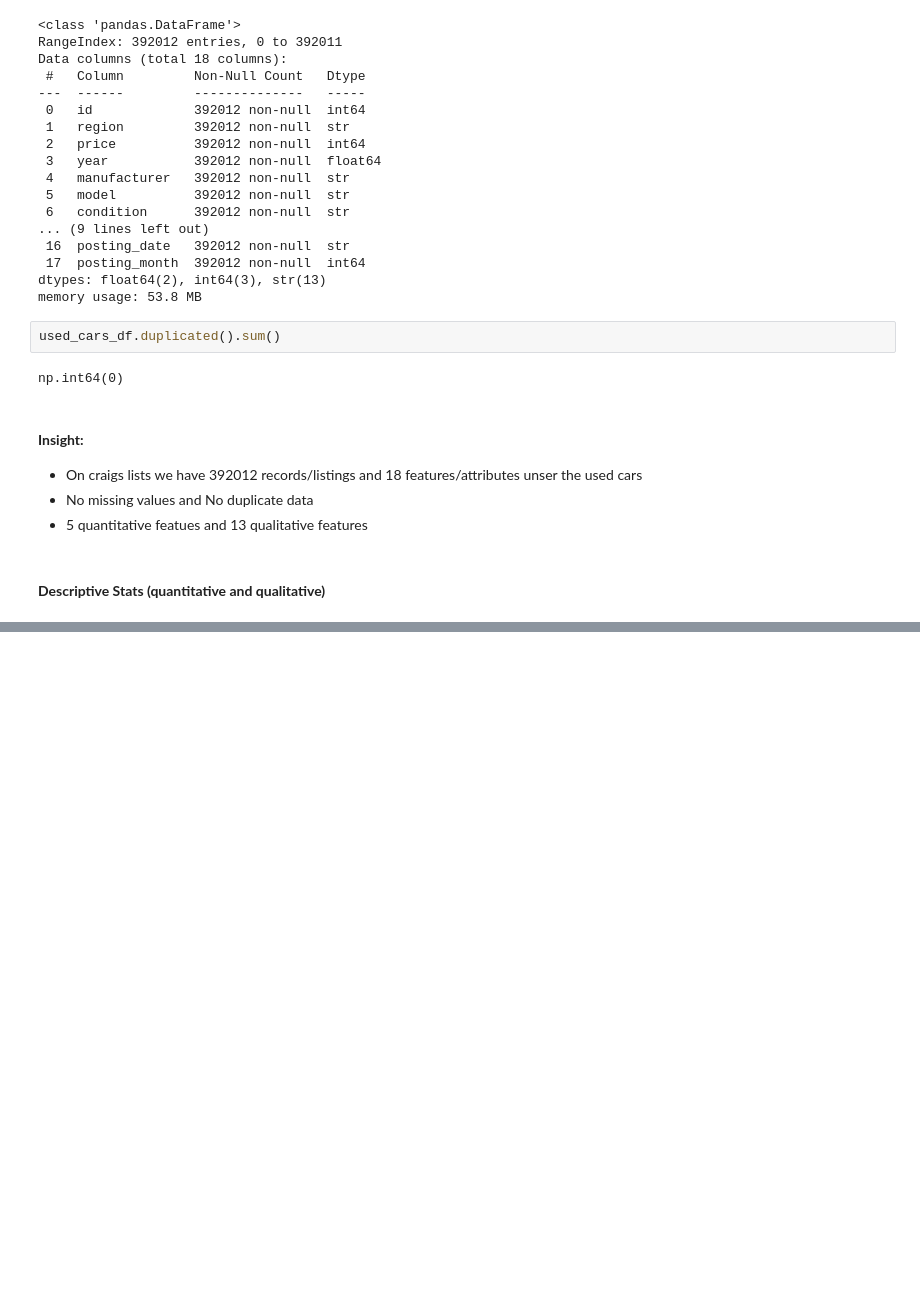
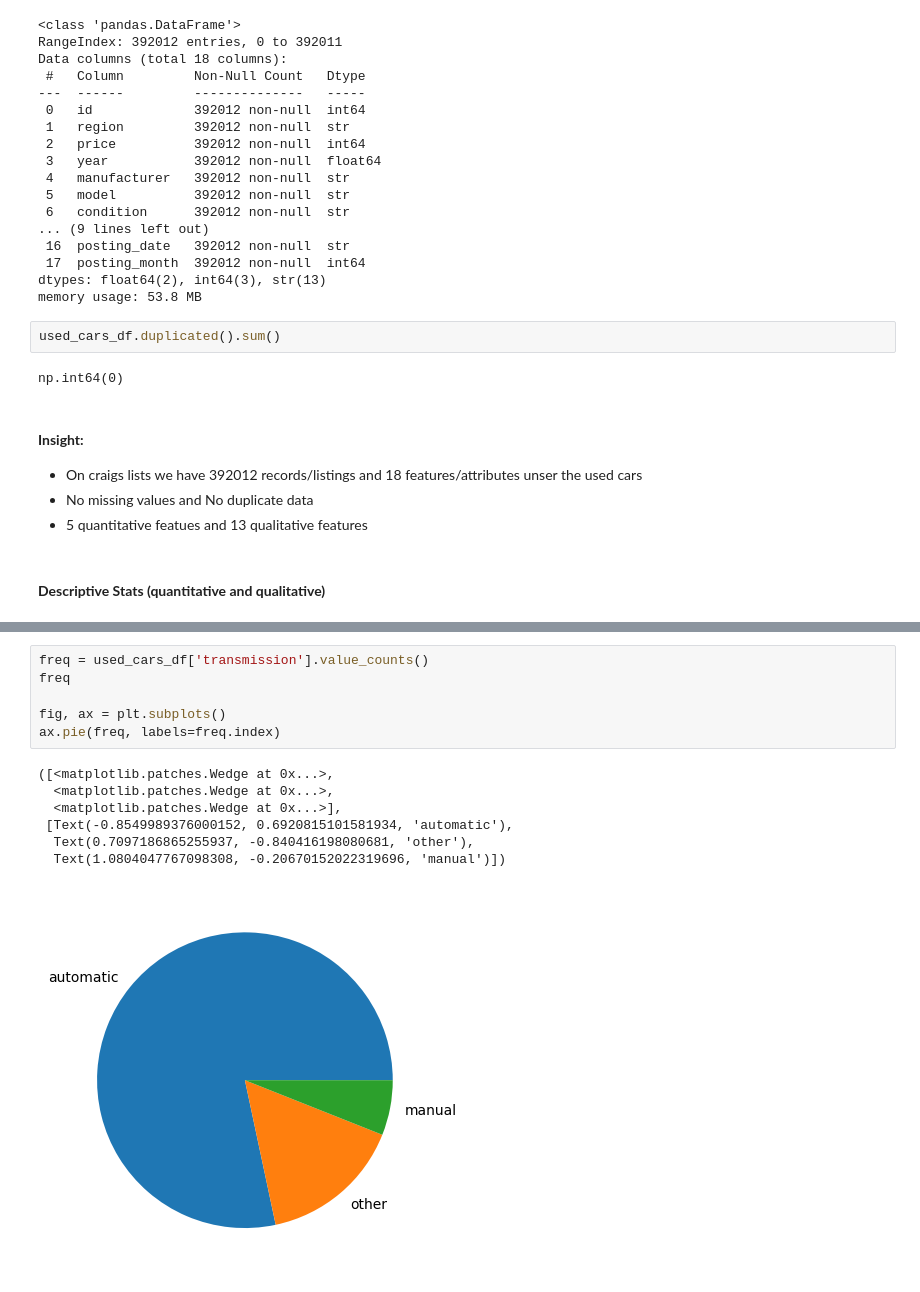
Before and after one commit to JosephRidge/Analysis101, a Jupyter notebook: used_cars_craigslist.ipynb, the cells around one changed output, grey strips where cells are left out. Drawn from its saved outputs; the diff is of its cells as text; blank space fills up the shorter version.

```diff
--- a/used_cars_craigslist.ipynb
+++ b/used_cars_craigslist.ipynb
@@ -130,0 +244,14 @@ np.int64(0)
+# %%
+freq = used_cars_df['transmission'].value_counts()
+freq
+
+fig, ax = plt.subplots()
+ax.pie(freq, labels=freq.index)
+# %% [output]
+([<matplotlib.patches.Wedge at 0x...>,
+  <matplotlib.patches.Wedge at 0x...>,
+  <matplotlib.patches.Wedge at 0x...>],
+ [Text(-0.8549989376000152, 0.6920815101581934, 'automatic'),
+  Text(0.7097186865255937, -0.840416198080681, 'other'),
+  Text(1.0804047767098308, -0.20670152022319696, 'manual')])
+[figure, added]
```
Also changed, not shown: parts of 11 cells of this notebook.
